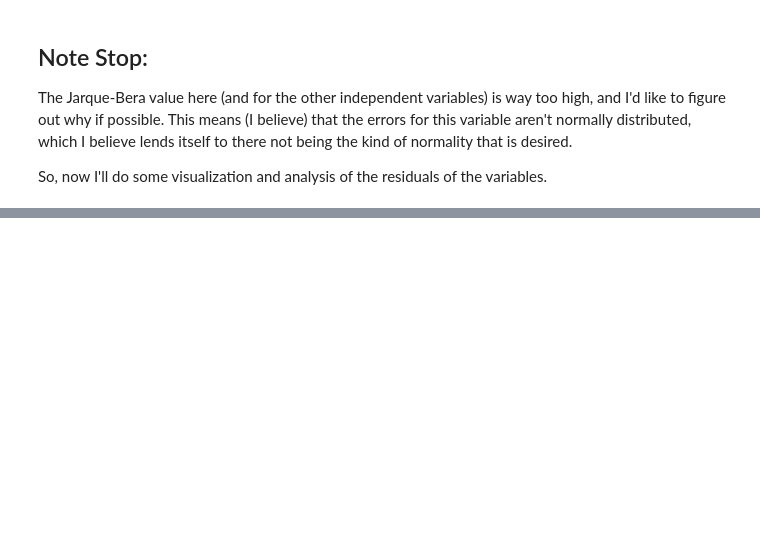
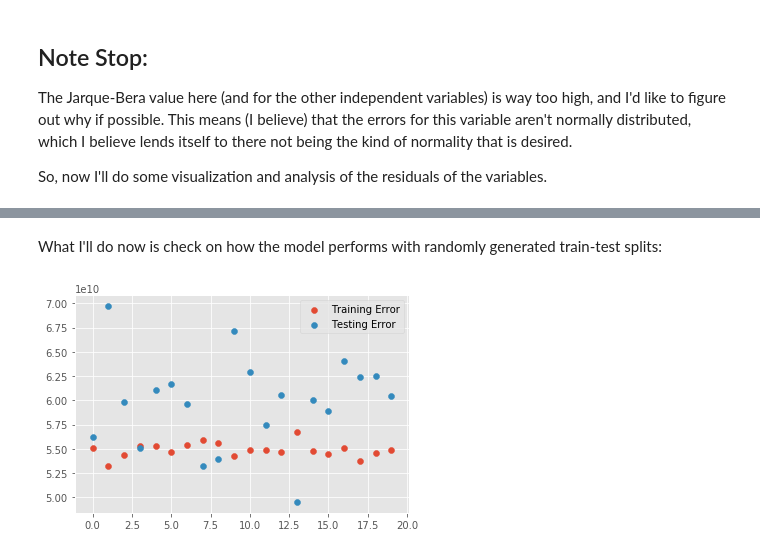
Before and after one commit to emel333/house-price-predict, a Jupyter notebook: Untitled.ipynb, the cells around one changed output, grey strips where cells are left out. Saved outputs shown, nothing was run; the diff lists cells and outputs as text; code cells hidden in the pictures; blank space fills up the shorter version.

```diff
--- a/Untitled.ipynb
+++ b/Untitled.ipynb
@@ -776,0 +921,28 @@ As can be seen from the above updated model, an R-squared value of .529 has been
+# %% [markdown]
+What I'll do now is check on how the model performs with randomly generated train-test splits:
+# %%
+y = df3[['price']]
+X = df3.drop(['price'], axis=1)
+# %%
+from sklearn.model_selection import train_test_split
+from sklearn.metrics import mean_squared_error
+from sklearn.linear_model import LinearRegression
+linreg = LinearRegression()
+import matplotlib.pyplot as plt
+%matplotlib inline
+
+num = 20
+train_err = []
+test_err = []
+for i in range(num):
+    X_train, X_test, y_train, y_test = train_test_split(X, y, test_size=0.20)
+    linreg.fit(X_train, y_train)
+    y_hat_train = linreg.predict(X_train)
+    y_hat_test = linreg.predict(X_test)
+    train_err.append(mean_squared_error(y_train, y_hat_train))
+    test_err.append(mean_squared_error(y_test, y_hat_test))
+plt.scatter(list(range(num)), train_err, label='Training Error')
+plt.scatter(list(range(num)), test_err, label='Testing Error')
+plt.legend();
+# %% [output]
+[figure, added]
```
Also changed, not shown: parts of 26 cells of this notebook.
